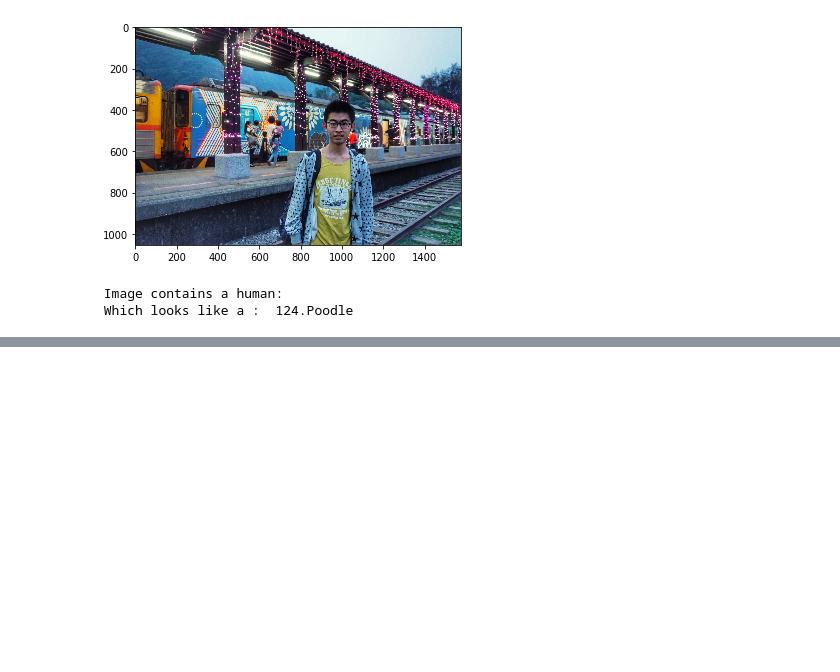
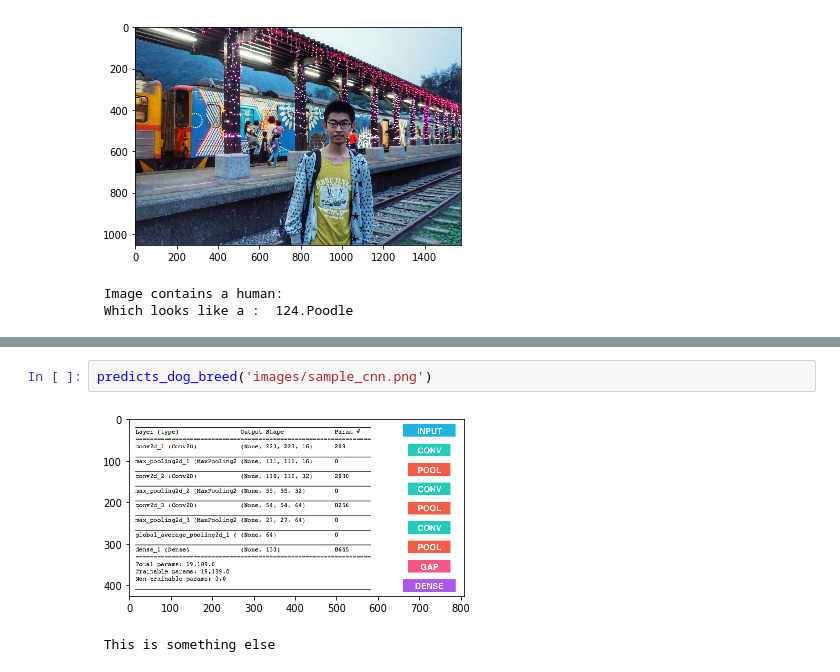
Before and after one commit to henryji96/Machine_Learning_Projects_Udacity, a Jupyter notebook: projects/6dog_breed_recognition/dog_app.ipynb, the cells around one changed output, grey strips where cells are left out. Cells and saved outputs as stored; diff of their text form; blank space fills up the shorter version.

```diff
--- a/projects/6dog_breed_recognition/dog_app.ipynb
+++ b/projects/6dog_breed_recognition/dog_app.ipynb
@@ -921,0 +937,5 @@ predicts_dog_breed('test_img/human2.jpeg')
+# %%
+predicts_dog_breed('images/sample_cnn.png')
+# %% [output]
+[figure, added]
+ This is something else
```
Also changed, not shown: parts of 9 cells of this notebook, 5 other files.
